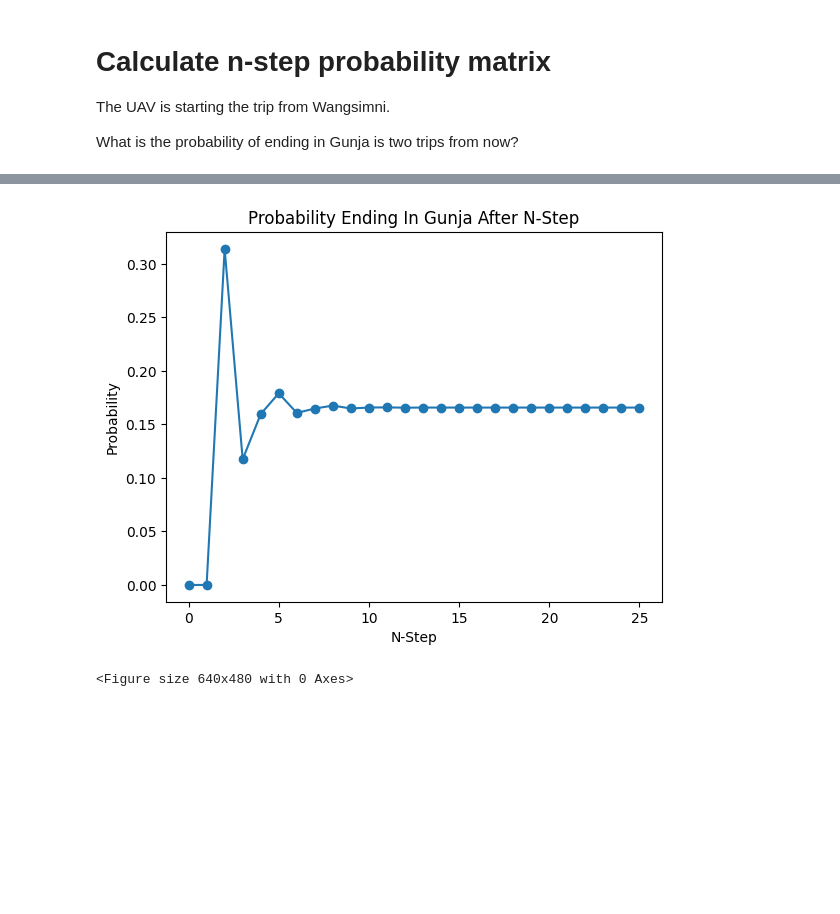
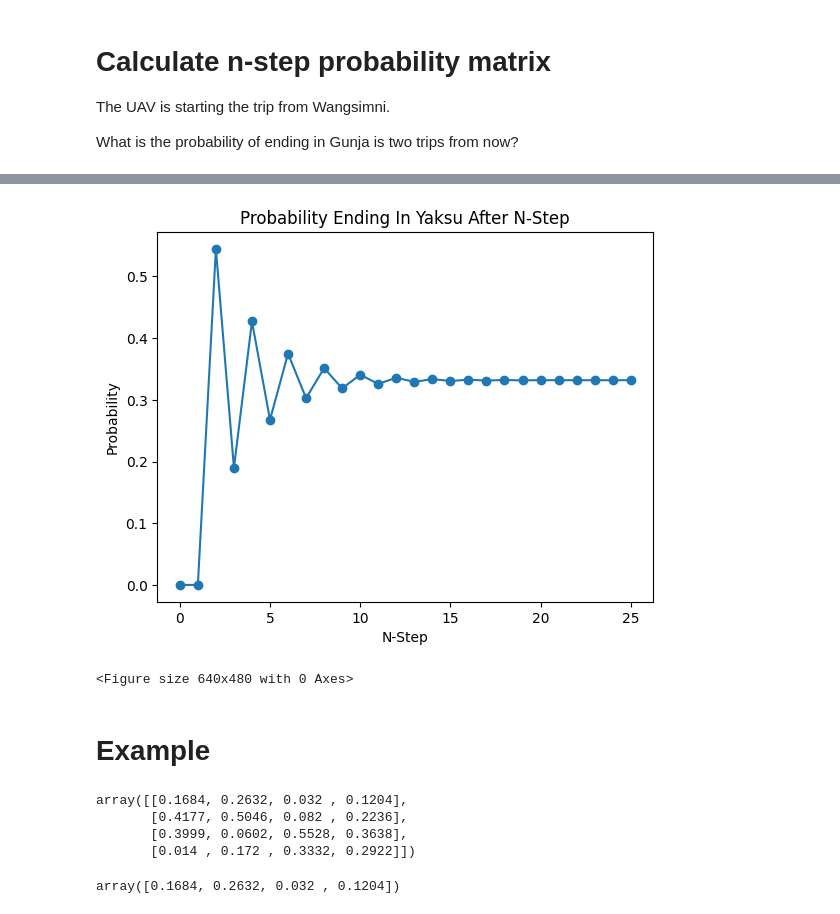
Before and after one commit to ardiantovn/markovchain, a Jupyter notebook: markovchain.ipynb, the cells around one changed output, grey strips where cells are left out. Cells and saved outputs as stored; diff of their text form; code cells hidden in the pictures; blank space fills up the shorter version.

```diff
--- a/markovchain.ipynb
+++ b/markovchain.ipynb
@@ -7,5 +10,5 @@ import matplotlib.pyplot as plt
 # %%
-mc = MarkovChain(region_list=['Ttukseom', 'Gunja', 'Wangsimni', 'Dapsimni'],
+mc = MarkovChain(region_list=['Seongsu', 'Onsu', 'Yaksu', 'Isu'],
                  remove_self_flight=True)
 
 base_img = mc.plot_base()
@@ -23,5 +26,7 @@ Dapsimni       0.42   0.36       0.22      0.00
 # %%
-blocked_img = mc.plot_blocked_node(node_1= 'Wangsimni',
-                                   node_2='Gunja')
+start = 'Seongsu'
+end = 'Yaksu'
+blocked_img = mc.plot_blocked_node(node_1=start,
+                                   node_2=end)
 ImageDisplay(blocked_img)
 # %% [output]
@@ -65,9 +70,40 @@ mc.prob_ending_region_after_n_step(matrix_df=mc.blocked_df,
 # %%
-init_region= 'Wangsimni'
-final_region= 'Gunja'
+init_region= start
+final_region= end
 matrix_df= mc.blocked_df
 n_step=25
 mc.plot_prob_ending(init_region, final_region, matrix_df, n_step)
 # %% [output]
-[figure, old version]
+[figure, new version]
 <Figure size 640x480 with 0 Axes>
+# %% [markdown]
+# Example
+# %%
+def matrix_power(matrix, power):
+  if power == 0:
+    return np.identity(len(matrix))
+  elif power == 1:
+    return matrix
+  else:
+    return np.dot(matrix, matrix_power(matrix, power-1))
+
+mc_example = {'Seongsu': [0,0,.07,0.93],
+              'Onsu': [0,0,0.86,0.14],
+              'Yaksu': [.28,.52,0,0.2],
+              'Isu': [.16,.41,0.43,0]}
+
+mc = pd.DataFrame(data = mc_example, index = ['Seongsu', 'Onsu', 'Yaksu', 'Isu'])
+matrix_power(mc.to_numpy(), 2)
+# %% [output]
+array([[0.1684, 0.2632, 0.032 , 0.1204],
+       [0.4177, 0.5046, 0.082 , 0.2236],
+       [0.3999, 0.0602, 0.5528, 0.3638],
+       [0.014 , 0.172 , 0.3332, 0.2922]])
+# %%
+initial_dist = np.asarray([1,0,0,0])
+
+mc_p2 = matrix_power(mc.to_numpy(),2)
+
+np.dot(initial_dist,mc_p2)
+# %% [output]
+array([0.1684, 0.2632, 0.032 , 0.1204])
```
Also changed, not shown: parts of 5 cells of this notebook, 17 other files.
